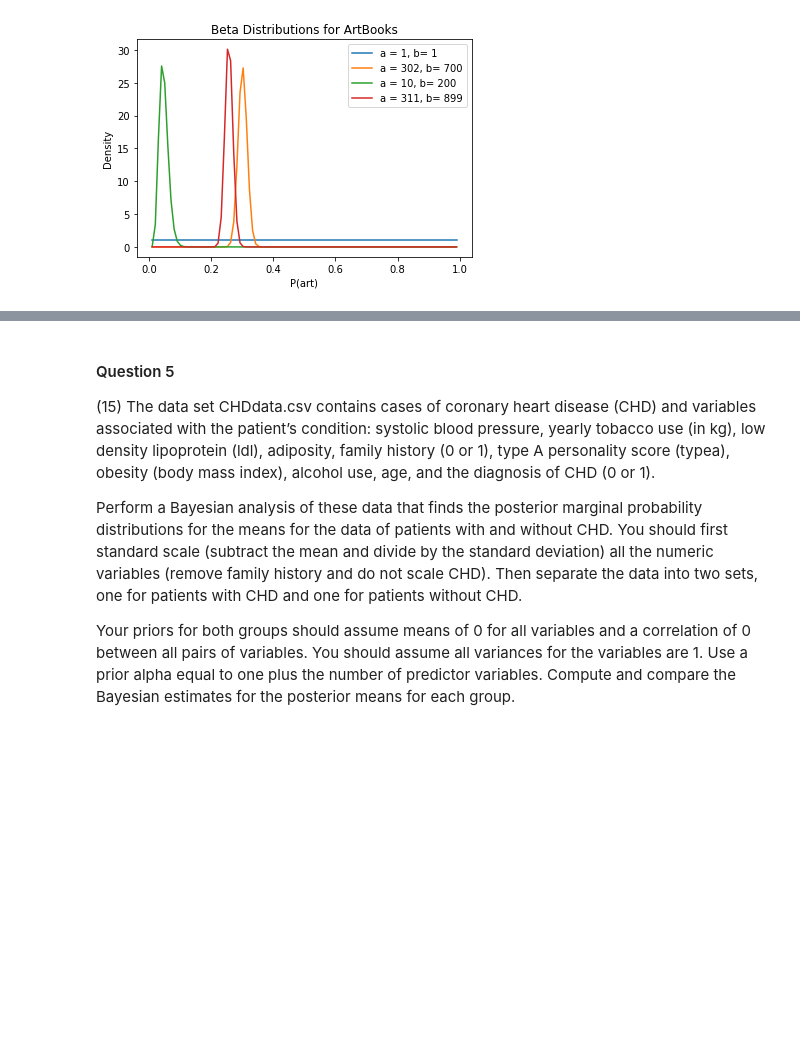
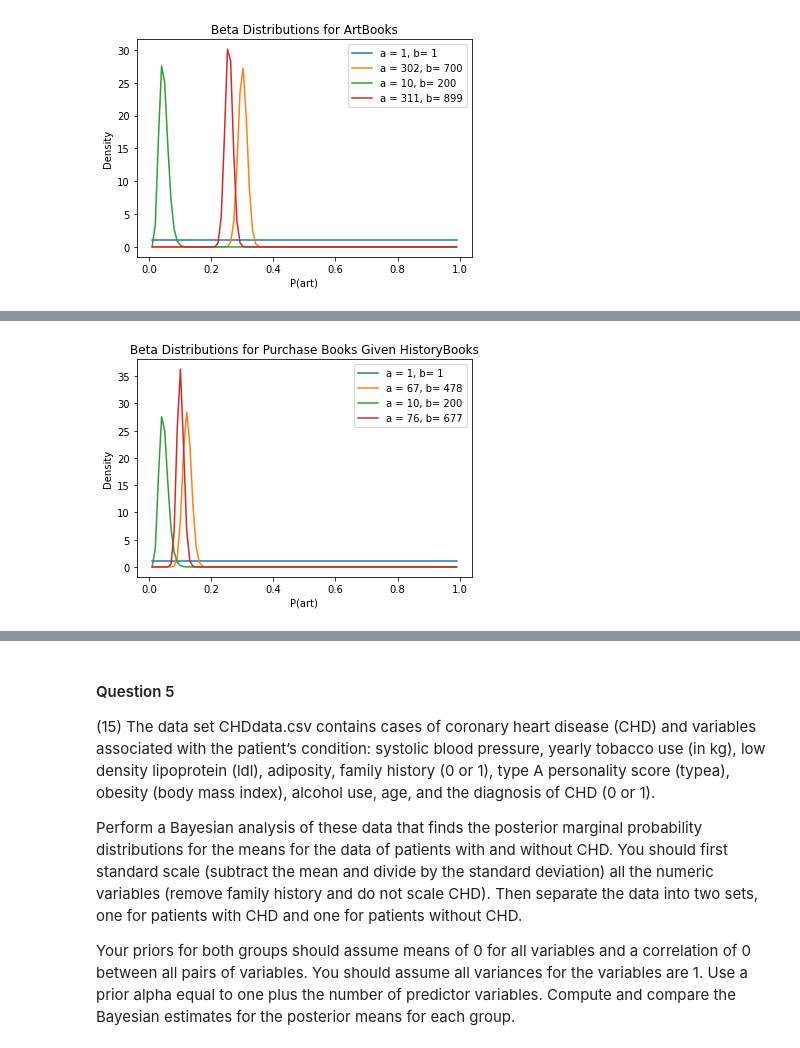
Before and after one commit to hyunsukr/DS6040-Bayesian-Machine-Learning, a Jupyter notebook: Module1/hw1.ipynb, the cells around one changed output, grey strips where cells are left out. Saved outputs shown, nothing was run; the diff lists cells and outputs as text; code cells hidden in the pictures; blank space fills up the shorter version.

```diff
--- a/Module1/hw1.ipynb
+++ b/Module1/hw1.ipynb
@@ -267,0 +276,8 @@ createPlot(tablePriors,"TableBooks")
+# %%
+## For Purchase given HistoryBooks Purchases
+n_history = len(books.query("HistoryBooks>0"))
+purchase_given_history = len(books.query("HistoryBooks>0").query("Purchase>0"))
+tablePriors = createPriors(purchase_given_history, n_history)
+createPlot(tablePriors,"Purchase Books Given HistoryBooks")
+# %% [output]
+[figure, added]
```
Also changed, not shown: parts of 10 cells of this notebook.
